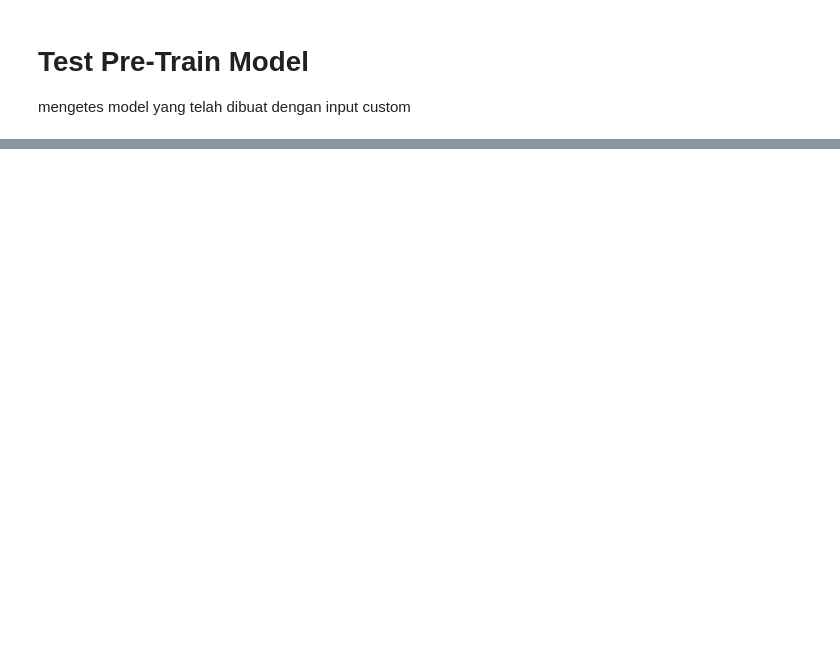
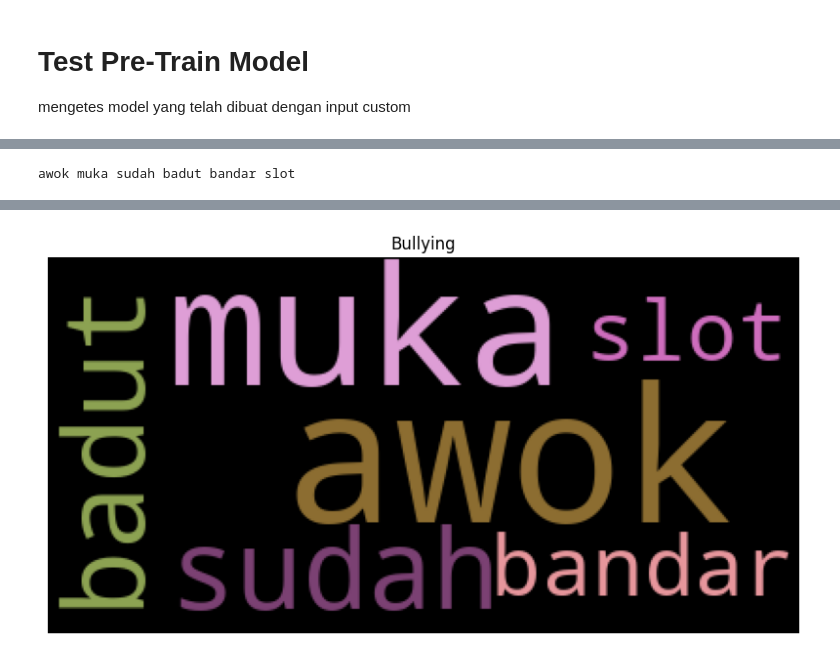
Before and after one commit to MIP01/Text-ML, a Jupyter notebook: test_model.ipynb, the cells around one changed output, grey strips where cells are left out. Cells and saved outputs as stored; diff of their text form; code cells hidden in the pictures; blank space fills up the shorter version.

Commit message:
update model

```diff
--- a/test_model.ipynb
+++ b/test_model.ipynb
@@ -27,4 +11,0 @@ test_data_reshaped = np.reshape(numerical_input, (1, -1))
-# %%
-# Menampilkan hasil prediction
-prediction = loaded_model.predict(test_data_reshaped)
-print("Prediction:", prediction)
@@ -32,0 +37,4 @@ Prediction: ['Bullying']
+# %%
+# Load test data
+text_input = "Awokawokawok, muka udah mirip badut mau jadi bandar slot pula"
+#text_input = "kamu ini itu"
@@ -32,0 +137,71 @@ Prediction: ['Bullying']
+# %%
+# import Sastrawi package
+from Sastrawi.Stemmer.StemmerFactory import StemmerFactory
+
+# create stemmer
+factory = StemmerFactory()
+stemmer = factory.create_stemmer()
+
+# Melakukan stemming
+stemmed_sentence = stemmer.stem(string_data)
+
+print(stemmed_sentence)
+# %% [output]
+awok muka sudah badut bandar slot
+# %%
+import wordcloud
+from wordcloud import WordCloud
+import matplotlib.pyplot as plt
+from nltk.tokenize import word_tokenize
+
+numerical_input = transformer.transform([stemmed_sentence])
+
+models_to_use = [logreg_model, dt_model, rf_model, knn_model, gb_model, nb_model]
+names = ['Logistic Regression', 'Decision Tree', 'Random Forest', 'K-Nearest Neighbors', 'Gradient Boosting', 'Multinomial Naive Bayes']
+
+total_bullying_confidence = 0.0
+total_non_bullying_confidence = 0.0
+
+for model, model_name in zip(models_to_use, names):
+    prediction = model.predict(numerical_input)
+
+    #digunakan untuk memperoleh probabilitas prediksi dari model.
+    prediction_proba = model.predict_proba(numerical_input)
+    confidence = prediction_proba.max()
+
+    # Menampilkan hasil evaluasi model
+    print(model_name)
+    print("Predicted Class:", prediction[0])
+    print("Confidence:", confidence)
+    print(" ")
+
+    # Menjumlahkan nilai confidence untuk bullying dan non-bullying
+    if prediction[0] == 'Bullying':
+        total_bullying_confidence += confidence
+    else:
+        total_non_bullying_confidence += confidence
+
+print("Total Bullying Confidence:", total_bullying_confidence)
+print("Total Non-Bullying Confidence:", total_non_bullying_confidence)
+print(" ")
+print("Kesimpulan:")
+
+if total_bullying_confidence > total_non_bullying_confidence:
+    predicted_class = str(prediction[0])  # Convert to string
+    tokenized_data = word_tokenize(string_data)
+    print("karena nilai total_bullying_confidence > total_non_bullying_confidence, maka Kalimat cenderung dikategorikan sebagai Bullying")
+else:
+    predicted_class = str(prediction[0])  # Convert to string
+    tokenized_data = word_tokenize(string_data)
+    print("karena nilai total_bullying_confidence < total_non_bullying_confidence, maka Kalimat cenderung dikategorikan sebagai Non-bullying")
+
+
+
+    # Membuat WordCloud
+wc = wordcloud.WordCloud(collocations=False, colormap="tab20b").generate(" ".join(tokenized_data))
+
+plt.figure(figsize=(15,5))
+plt.title(predicted_class)
+plt.imshow(wc, interpolation='antialiased')
+_ = plt.axis("off")
+# %% [output]
@@ -32,0 +225 @@ Prediction: ['Bullying']
+[figure, added]
```
Also changed, not shown: parts of 9 cells of this notebook, 12 other files.
